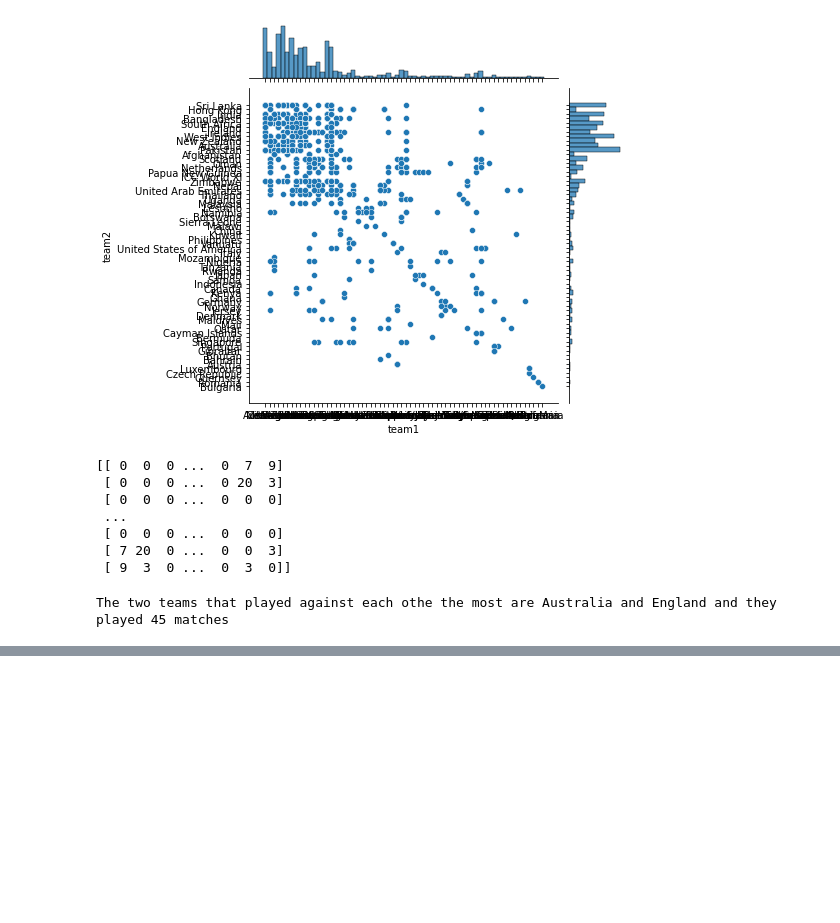
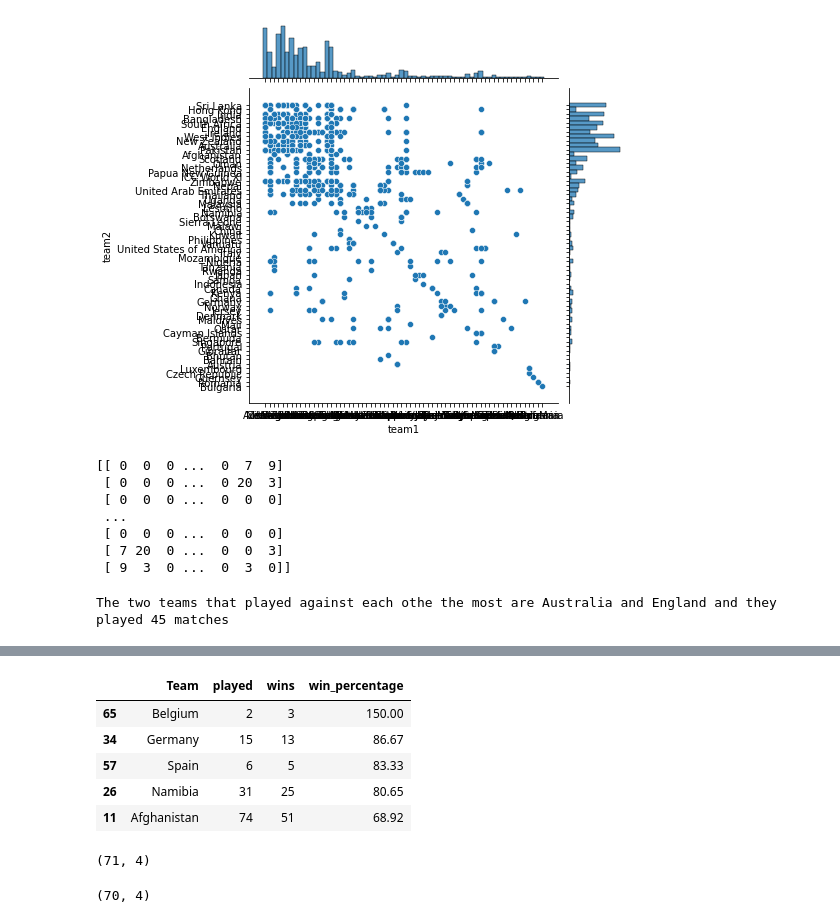
Before and after one commit to Laxmi884/DA_ICC_International_T20, a Jupyter notebook: Self_Project_Cricket_Scorecard.ipynb, the cells around one changed output, grey strips where cells are left out. Saved outputs shown, nothing was run; the diff lists cells and outputs as text; code cells hidden in the pictures; blank space fills up the shorter version.

```diff
--- a/Self_Project_Cricket_Scorecard.ipynb
+++ b/Self_Project_Cricket_Scorecard.ipynb
@@ -183,0 +238,13 @@ The two teams that played against each othe the most are Australia and England a
+# %%
+teams_played.sort_values(by=['win_percentage','played'],ascending=[False,False]).head()
+# %% [output]
+|  | Team | played | wins | win_percentage |
+| 65 | Belgium | 2 | 3 | 150.00 |
+| 34 | Germany | 15 | 13 | 86.67 |
+| 57 | Spain | 6 | 5 | 83.33 |
+| 26 | Namibia | 31 | 25 | 80.65 |
+| 11 | Afghanistan | 74 | 51 | 68.92 |
+# %%
+teams_played.shape
+# %% [output]
+(71, 4)
@@ -183,0 +254,4 @@ The two teams that played against each othe the most are Australia and England a
+# %%
+teams_played.shape
+# %% [output]
+(70, 4)
```
Also changed, not shown: parts of 10 cells of this notebook.
